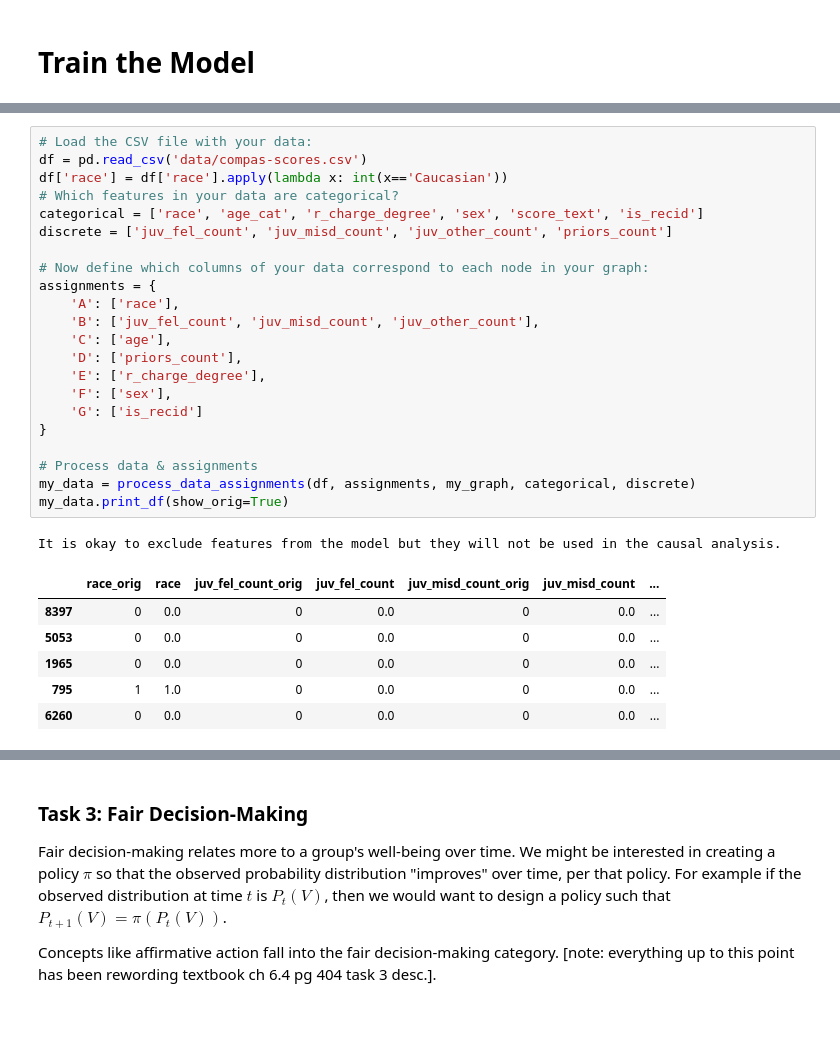
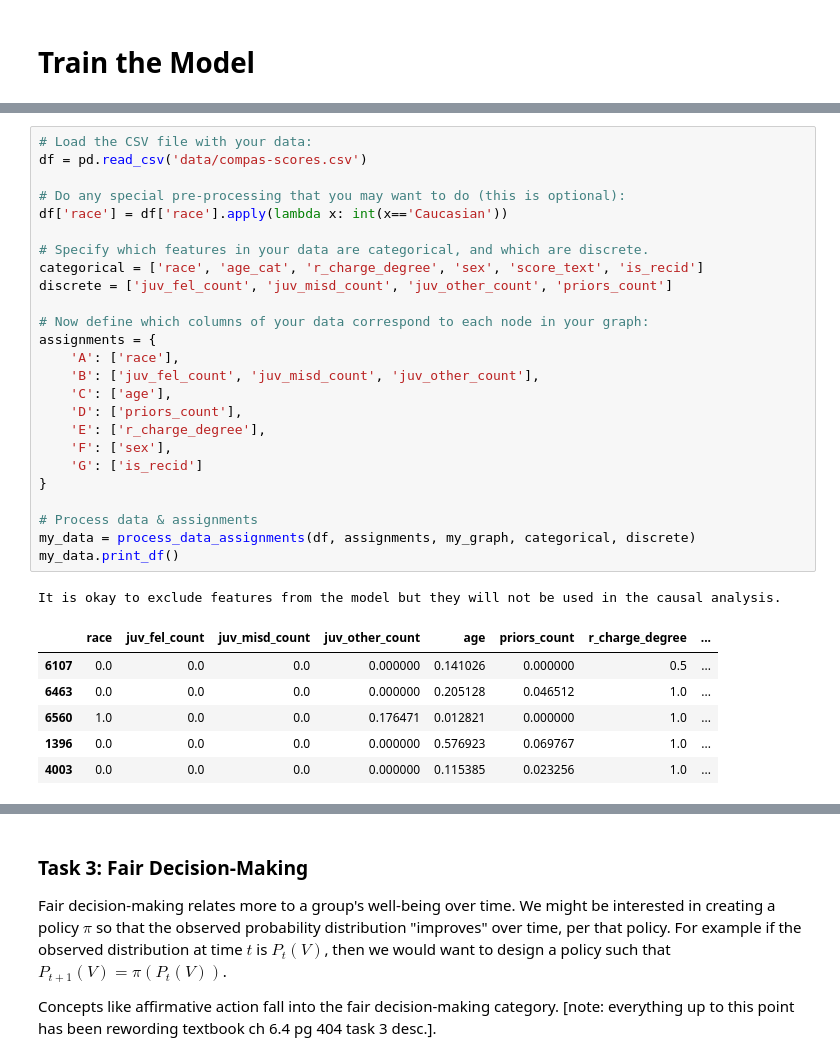
Before and after one commit to hhaller0826/ci2-fairness-ncm, a Jupyter notebook: IntroFairnessNCM.ipynb, the cells around one changed output, grey strips where cells are left out. Cells and saved outputs as stored; diff of their text form; blank space fills up the shorter version.

```diff
--- a/IntroFairnessNCM.ipynb
+++ b/IntroFairnessNCM.ipynb
@@ -130,31 +136,34 @@ In order to get a complete view of these relationships, we will have to account
 # %%
 # Load the CSV file with your data:
 df = pd.read_csv('data/compas-scores.csv')
+
+# Do any special pre-processing that you may want to do (this is optional):
 df['race'] = df['race'].apply(lambda x: int(x=='Caucasian'))
-# Which features in your data are categorical?
+
+# Specify which features in your data are categorical, and which are discrete.
 categorical = ['race', 'age_cat', 'r_charge_degree', 'sex', 'score_text', 'is_recid']
 discrete = ['juv_fel_count', 'juv_misd_count', 'juv_other_count', 'priors_count']
 
 # Now define which columns of your data correspond to each node in your graph:
 assignments = {
     'A': ['race'],
     'B': ['juv_fel_count', 'juv_misd_count', 'juv_other_count'],
     'C': ['age'],
     'D': ['priors_count'],
     'E': ['r_charge_degree'],
     'F': ['sex'],
     'G': ['is_recid']
 }
 
 # Process data & assignments
 my_data = process_data_assignments(df, assignments, my_graph, categorical, discrete)
-my_data.print_df(show_orig=True)
+my_data.print_df()
 # %% [output]
 It is okay to exclude features from the model but they will not be used in the causal analysis.
-|  | race_orig | race | juv_fel_count_orig | juv_fel_count | juv_misd_count_orig | juv_misd_count | ... |
-| 8397 | 0 | 0.0 | 0 | 0.0 | 0 | 0.0 | ... |
-| 5053 | 0 | 0.0 | 0 | 0.0 | 0 | 0.0 | ... |
-| 1965 | 0 | 0.0 | 0 | 0.0 | 0 | 0.0 | ... |
-| 795 | 1 | 1.0 | 0 | 0.0 | 0 | 0.0 | ... |
-| 6260 | 0 | 0.0 | 0 | 0.0 | 0 | 0.0 | ... |
+|  | race | juv_fel_count | juv_misd_count | juv_other_count | age | priors_count | r_charge_degree | ... |
+| 6107 | 0.0 | 0.0 | 0.0 | 0.000000 | 0.141026 | 0.000000 | 0.5 | ... |
+| 6463 | 0.0 | 0.0 | 0.0 | 0.000000 | 0.205128 | 0.046512 | 1.0 | ... |
+| 6560 | 1.0 | 0.0 | 0.0 | 0.176471 | 0.012821 | 0.000000 | 1.0 | ... |
+| 1396 | 0.0 | 0.0 | 0.0 | 0.000000 | 0.576923 | 0.069767 | 1.0 | ... |
+| 4003 | 0.0 | 0.0 | 0.0 | 0.000000 | 0.115385 | 0.023256 | 1.0 | ... |
 # %% [markdown]
```
Also changed, not shown: parts of 28 cells of this notebook, 2 other files.
